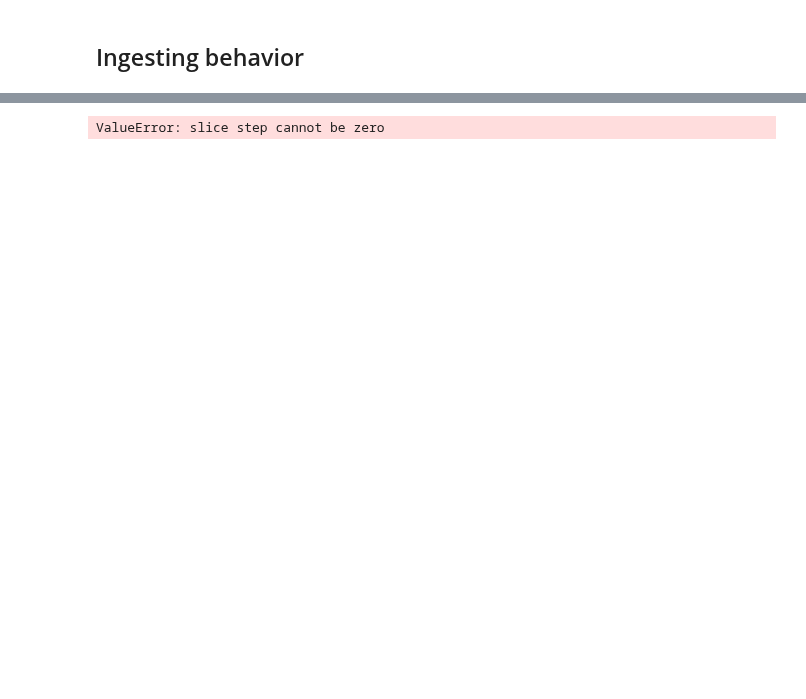
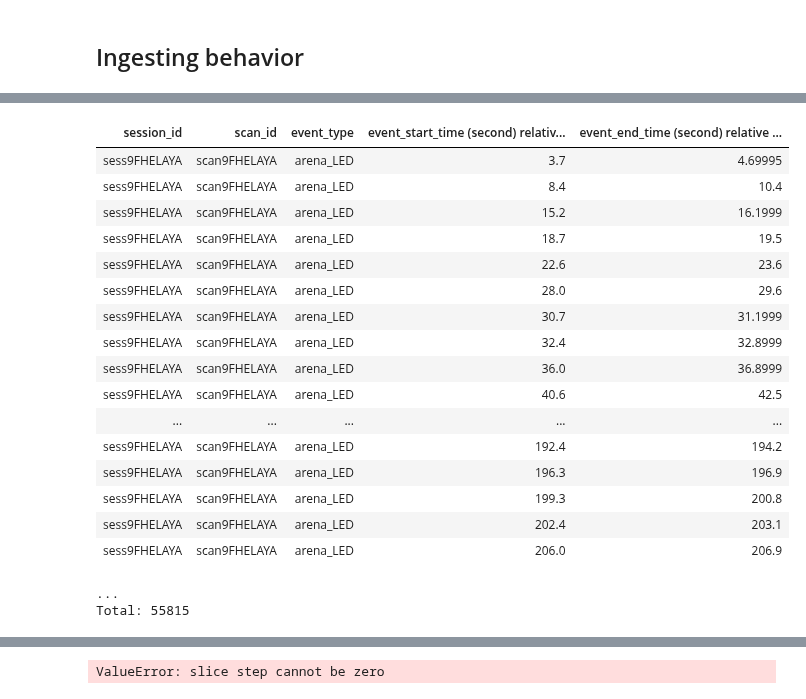
Before and after one commit to Gyepee/adamacs_jisooj, a Jupyter notebook: notebooks/06_behavior_insert.ipynb, the cells around one changed output, grey strips where cells are left out. Drawn from its saved outputs; the diff is of its cells as text; code cells hidden in the pictures; blank space fills up the shorter version.

```diff
--- a/notebooks/06_behavior_insert.ipynb
+++ b/notebooks/06_behavior_insert.ipynb
@@ -77,4 +78,26 @@ general data about the reso/meso scans from header
 Total: 1
+# %%
+event.Event & scan_key
+# %% [output]
+| session_id | scan_id | event_type | event_start_time (second) relativ... | event_end_time (second) relative ... |
+| sess9FHELAYA | scan9FHELAYA | arena_LED | 3.7 | 4.69995 |
+| sess9FHELAYA | scan9FHELAYA | arena_LED | 8.4 | 10.4 |
+| sess9FHELAYA | scan9FHELAYA | arena_LED | 15.2 | 16.1999 |
+| sess9FHELAYA | scan9FHELAYA | arena_LED | 18.7 | 19.5 |
+| sess9FHELAYA | scan9FHELAYA | arena_LED | 22.6 | 23.6 |
+| sess9FHELAYA | scan9FHELAYA | arena_LED | 28.0 | 29.6 |
+| sess9FHELAYA | scan9FHELAYA | arena_LED | 30.7 | 31.1999 |
+| sess9FHELAYA | scan9FHELAYA | arena_LED | 32.4 | 32.8999 |
+| sess9FHELAYA | scan9FHELAYA | arena_LED | 36.0 | 36.8999 |
+| sess9FHELAYA | scan9FHELAYA | arena_LED | 40.6 | 42.5 |
+| ... | ... | ... | ... | ... |
+| sess9FHELAYA | scan9FHELAYA | arena_LED | 192.4 | 194.2 |
+| sess9FHELAYA | scan9FHELAYA | arena_LED | 196.3 | 196.9 |
+| sess9FHELAYA | scan9FHELAYA | arena_LED | 199.3 | 200.8 |
+| sess9FHELAYA | scan9FHELAYA | arena_LED | 202.4 | 203.1 |
+| sess9FHELAYA | scan9FHELAYA | arena_LED | 206.0 | 206.9 |
+...
+Total: 55815
 # %%
 stims_per_trial = len(set((event.Event & scan_key & 'event_type LIKE "%;%"').fetch("event_type")))
 all_stims = (event.Event & scan_key & 'event_type LIKE "%;%"').fetch("event_type")
```
Also changed, not shown: parts of 7 cells of this notebook, 2 other files.
